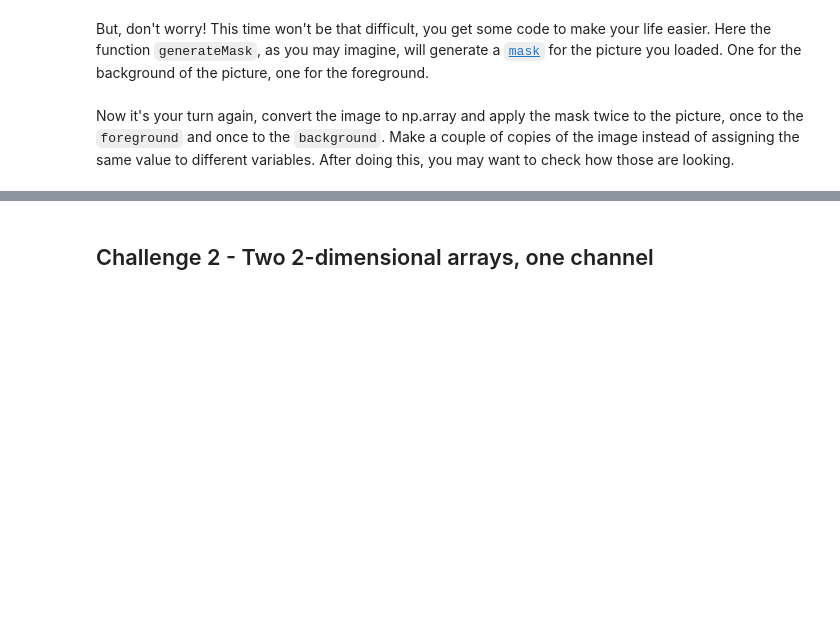
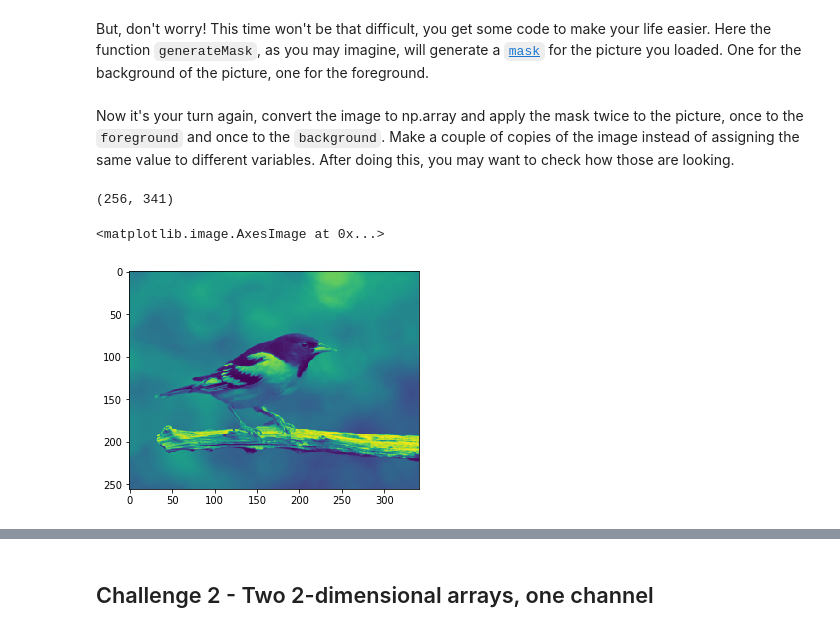
Before and after one commit to Carolinacastioni/lab-image-segmentation, a Jupyter notebook: main.ipynb, the cells around one changed output, grey strips where cells are left out. Cells and saved outputs as stored; diff of their text form; code cells hidden in the pictures; blank space fills up the shorter version.

```diff
--- a/main.ipynb
+++ b/main.ipynb
@@ -102,0 +86,11 @@ Now it's your turn again, convert the image to np.array and apply the mask twice
+# %%
+img_arr = np.array(img.convert("L"))
+# %%
+img_arr.shape
+# %% [output]
+(256, 341)
+# %%
+plt.imshow(img_arr)
+# %% [output]
+<matplotlib.image.AxesImage at 0x...>
+[figure, added]
```
Also changed, not shown: parts of 46 cells of this notebook.
